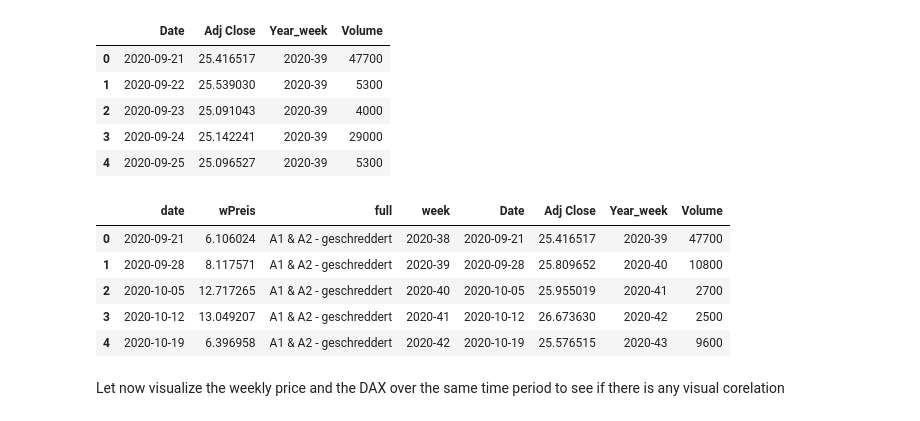
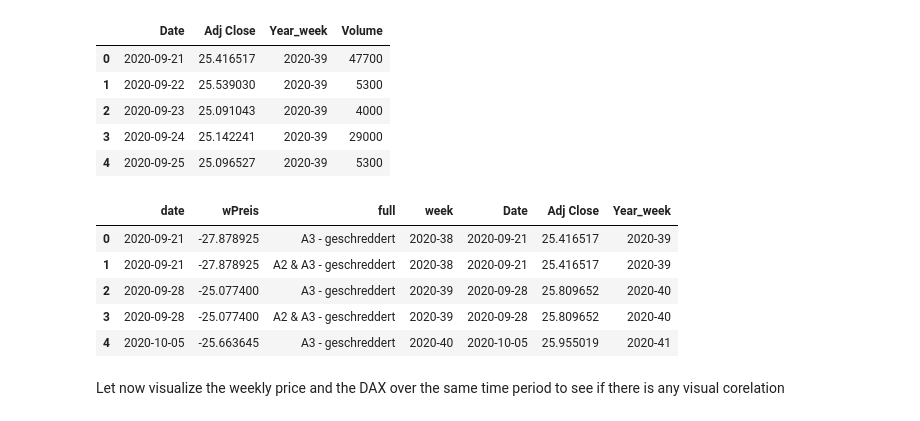
Before and after one commit to surajkarak/KIPA_DigiTrans, a Jupyter notebook: bns_cycle.ipynb, the cells around one changed output. Drawn from its saved outputs; the diff is of its cells as text; code cells hidden in the pictures.

```diff
--- a/bns_cycle.ipynb
+++ b/bns_cycle.ipynb
@@ -40,0 +45,4 @@ We see from the visualization that in this cluster, onlt the A1 & A2 category is
+# %%
+TS5 = df[(df['Plz'] == "['48', '49']")]
+fig = px.line(TS5, x='date', y='wPreis', color='full', title='Weekly Prices for [48, 49] by Category')
+fig.show()
@@ -40,0 +51,3 @@ We see from the visualization that in this cluster, onlt the A1 & A2 category is
+# %%
+TS1 = df[(df['Plz'] == "['25', '24']")]
+TS1.head()
@@ -111,16 +165,17 @@ dax_df.head()
 | 3 | 2020-09-24 | 25.142241 | 2020-39 | 29000 |
 | 4 | 2020-09-25 | 25.096527 | 2020-39 | 5300 |
 # %%
-dax_price_df = pd.merge(TS7[['date', 'wPreis', 'full', 'week']], dax_df[['Date', 'Adj Close', 'Year_week']], left_on='date', right_on='Date', how='inner')
-dax_price_df.head()
-#dax_price_df.info()
+dax_TS7 = pd.merge(TS7[['date', 'wPreis', 'full', 'week']], dax_df[['Date', 'Adj Close', 'Year_week']], left_on='date', right_on='Date', how='inner')
+dax_TS5 = pd.merge(TS5[['date', 'wPreis', 'full', 'week']], dax_df[['Date', 'Adj Close', 'Year_week']], left_on='date', right_on='Date', how='inner')
+dax_TS1 = pd.merge(TS1[['date', 'wPreis', 'full', 'week']], dax_df[['Date', 'Adj Close', 'Year_week']], left_on='date', right_on='Date', how='inner')
+dax_TS5.head()
 # %% [output]
-|  | date | wPreis | full | week | Date | Adj Close | Year_week | Volume |
-| 0 | 2020-09-21 | 6.106024 | A1 & A2 - geschreddert | 2020-38 | 2020-09-21 | 25.416517 | 2020-39 | 47700 |
-| 1 | 2020-09-28 | 8.117571 | A1 & A2 - geschreddert | 2020-39 | 2020-09-28 | 25.809652 | 2020-40 | 10800 |
-| 2 | 2020-10-05 | 12.717265 | A1 & A2 - geschreddert | 2020-40 | 2020-10-05 | 25.955019 | 2020-41 | 2700 |
-| 3 | 2020-10-12 | 13.049207 | A1 & A2 - geschreddert | 2020-41 | 2020-10-12 | 26.673630 | 2020-42 | 2500 |
-| 4 | 2020-10-19 | 6.396958 | A1 & A2 - geschreddert | 2020-42 | 2020-10-19 | 25.576515 | 2020-43 | 9600 |
+|  | date | wPreis | full | week | Date | Adj Close | Year_week |
+| 0 | 2020-09-21 | -27.878925 | A3 - geschreddert | 2020-38 | 2020-09-21 | 25.416517 | 2020-39 |
+| 1 | 2020-09-21 | -27.878925 | A2 & A3 - geschreddert | 2020-38 | 2020-09-21 | 25.416517 | 2020-39 |
+| 2 | 2020-09-28 | -25.077400 | A3 - geschreddert | 2020-39 | 2020-09-28 | 25.809652 | 2020-40 |
+| 3 | 2020-09-28 | -25.077400 | A2 & A3 - geschreddert | 2020-39 | 2020-09-28 | 25.809652 | 2020-40 |
+| 4 | 2020-10-05 | -25.663645 | A3 - geschreddert | 2020-40 | 2020-10-05 | 25.955019 | 2020-41 |
 # %% [markdown]
 Let now visualize the weekly price and the DAX over the same time period to see if there is any visual corelation
 # %%
```
Also changed, not shown: parts of 20 cells of this notebook.
